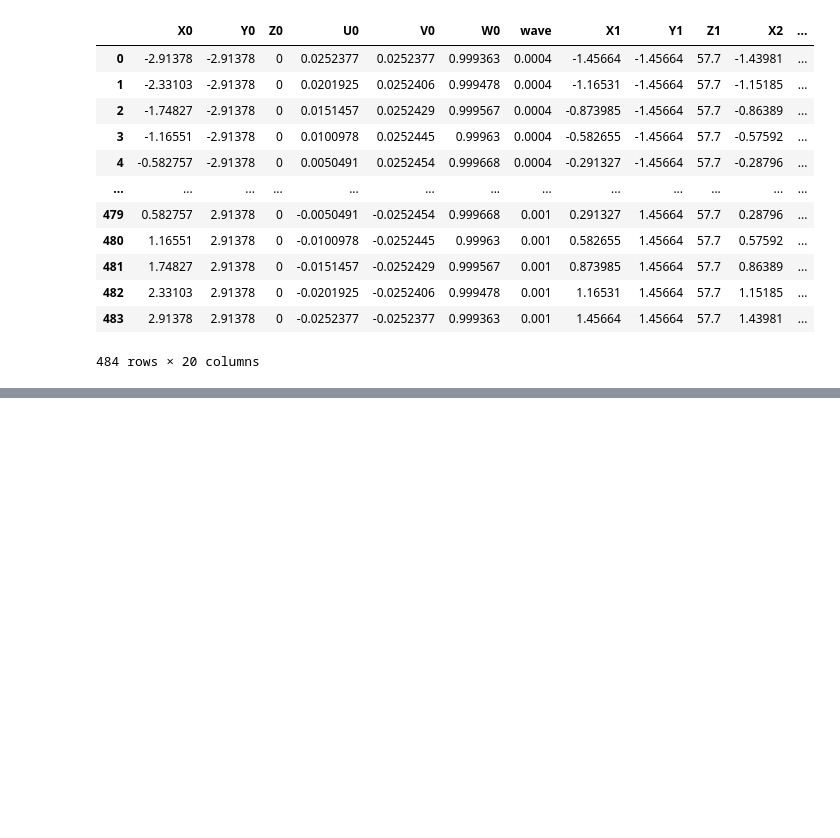
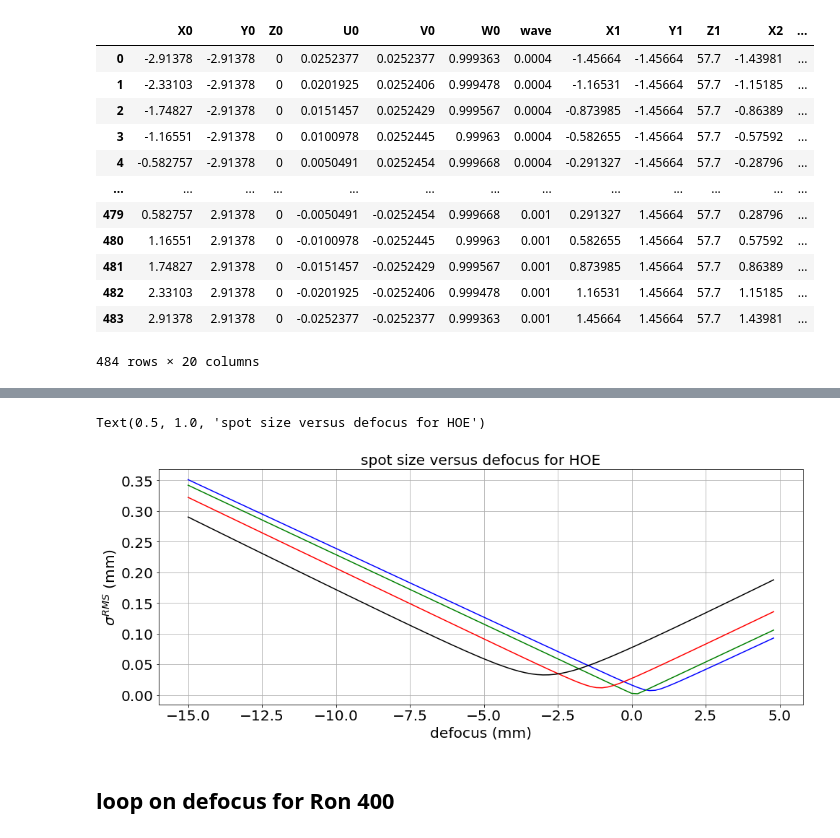
Before and after one commit to sylvielsstfr/OpticSimWthB4, a Jupyter notebook: DrawBeams/notebooks_draw/DrawFocus.ipynb, the cells around one changed output, grey strips where cells are left out. Drawn from its saved outputs; the diff is of its cells as text; code cells hidden in the pictures; blank space fills up the shorter version.

```diff
--- a/DrawBeams/notebooks_draw/DrawFocus.ipynb
+++ b/DrawBeams/notebooks_draw/DrawFocus.ipynb
@@ -391,0 +373,17 @@ plt.tick_params(axis='both', which='major', labelsize=20)
+# %%
+all_XiYi_std_hoe=np.sqrt(all_Xi_std_hoe**2+all_Yi_std_hoe**2)
+# %%
+plt.figure(figsize=(16,6))
+plt.plot(all_Zfocus,all_XiYi_std_hoe[:,0],"b-")
+plt.plot(all_Zfocus,all_XiYi_std_hoe[:,1],"g-")
+plt.plot(all_Zfocus,all_XiYi_std_hoe[:,2],"r-")
+plt.plot(all_Zfocus,all_XiYi_std_hoe[:,3],"k-")
+plt.grid()
+plt.xlabel("defocus (mm)")
+plt.ylabel("$\sigma^{RMS}$ (mm)")
+plt.title("spot size versus defocus for HOE")
+# %% [output]
+Text(0.5, 1.0, 'spot size versus defocus for HOE')
+[figure, added]
+# %% [markdown]
+## loop on defocus for Ron 400
```
Also changed, not shown: parts of 63 cells of this notebook.
